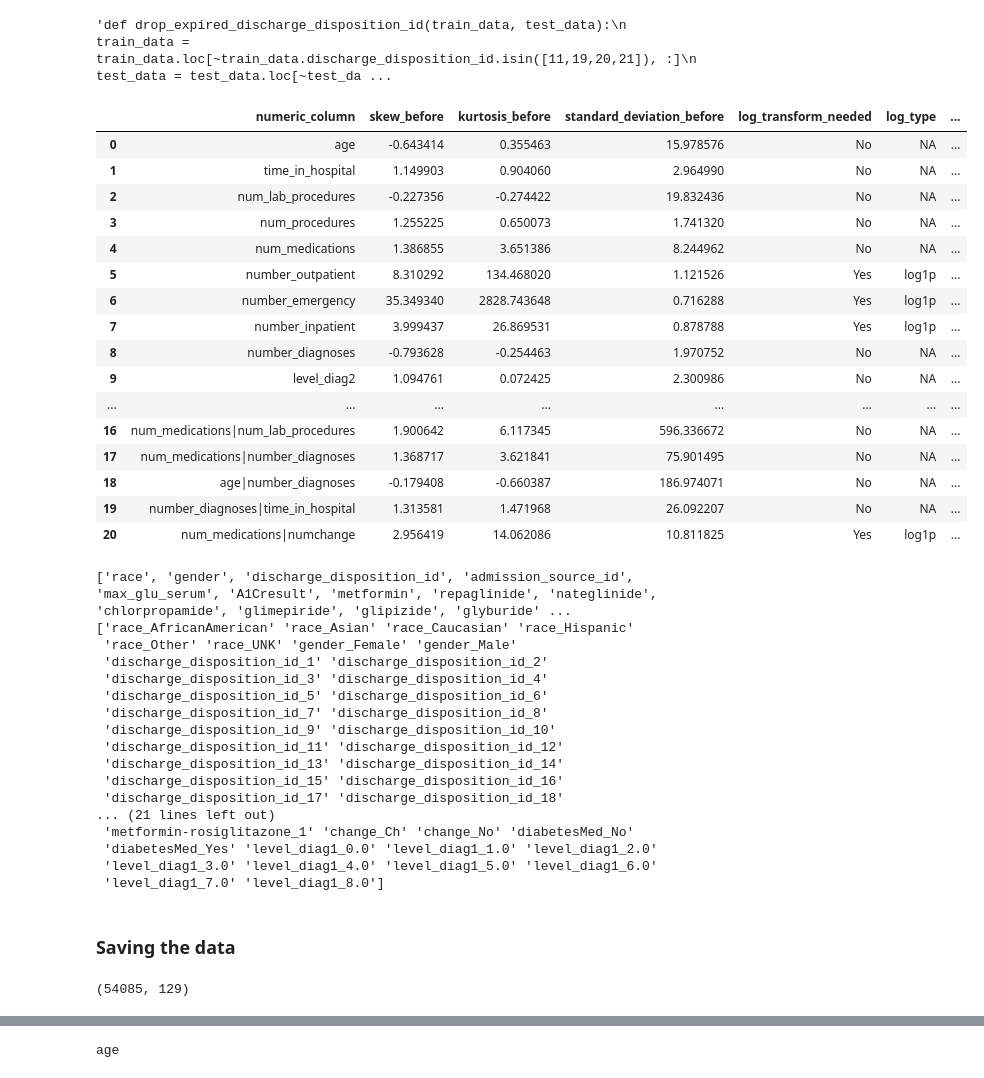
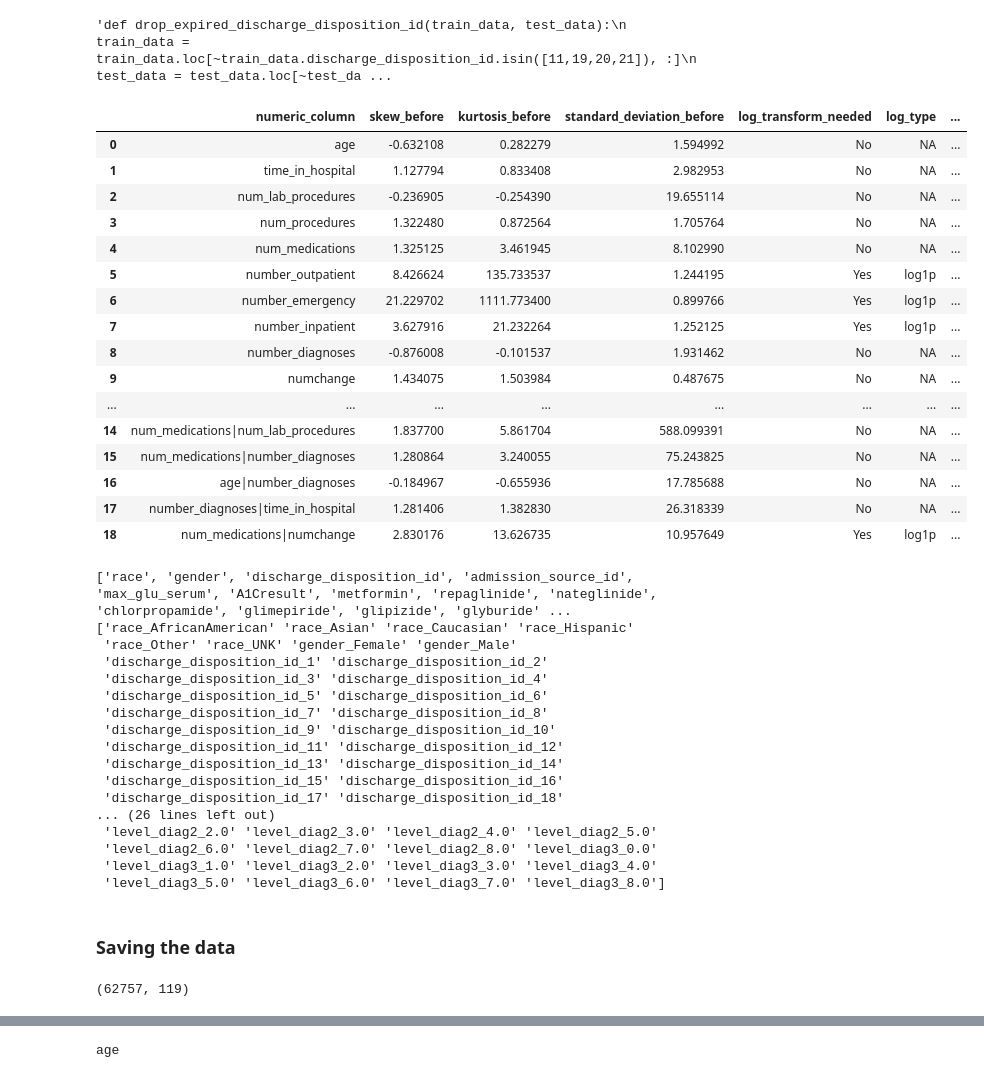
Before and after one commit to BasselAli1/Kaggle_Competition, a Jupyter notebook: Data_processing.ipynb, the cells around one changed output, grey strips where cells are left out. Saved outputs shown, nothing was run; the diff lists cells and outputs as text; code cells hidden in the pictures.

```diff
--- a/Data_processing.ipynb
+++ b/Data_processing.ipynb
@@ -278,6 +278,9 @@ def make_columns_string(train_data, test_data):
           'troglitazone', 'tolazamide', 'insulin', 'glyburide-metformin', 'glipizide-metformin', \
           'glimepiride-pioglitazone', 'metformin-rosiglitazone', 'metformin-pioglitazone', 'diabetesMed', \
           'max_glu_serum', 'level_diag1']
+    if 'level_diag2' in train_data.columns:
+        i.append('level_diag2')
+        i.append('level_diag3')
     train_data[i] = train_data[i].astype('object')
     test_data[i] = test_data[i].astype('object')
 
@@ -498,57 +501,67 @@ def choose_best_categorical_features(train_data, test_data, output, k =10):
     train_data = train_data.drop(columns = low_score_features)
     test_data = test_data.drop(columns = low_score_features)
     return train_data, test_data
+# %%
+train_data = pd.read_csv("train.csv")
+# %%
+def label_encode_age(train_data, test_data):
+    le = LabelEncoder()
+    le.fit(train_data.age)
+    train_data['age'] = le.transform(train_data.age)
+    test_data['age'] = le.transform(test_data.age)
+    return train_data, test_data
 # %%
 train_data = pd.read_csv("train.csv")
 test_data = pd.read_csv("test.csv")
 
 train_data, test_data = replace_question_mark_with_nan(train_data, test_data)
 train_data, test_data = drop_no_variance_features(train_data, test_data)
 train_data, test_data = remove_missing_gender_values(train_data, test_data)
-train_data = drop_duplicated_patients_in_training(train_data)
+#train_data = drop_duplicated_patients_in_training(train_data)
 train_data, test_data = drop_columns_with_lots_of_missing_data(train_data, test_data)
 train_data, test_data = fill_missing_diag_values(train_data, test_data)
 train_data, test_data = fill_missing_race_with_UNK(train_data, test_data)
 #train_data, test_data = construct_service_utilization_feature(train_data, test_data)
 #train_data, test_data = drop_expired_discharge_disposition_id(train_data, test_data)
 train_data, test_data = encode_A1Cresult_and_max_glu_serum(train_data, test_data)
-#train_data, test_data = encode_admission_source_id(train_data, test_data)
-#train_data, test_data = encode_discharge_disposition_id(train_data, test_data)
-train_data, test_data = convert_age_to_numerical(train_data, test_data)
+#train_data, test_data = encode_admission_source_id(train_data, test_data)#
+#train_data, test_data = encode_discharge_disposition_id(train_data, test_data)#
+#train_data, test_data = convert_age_to_numerical(train_data, test_data)
+train_data, test_data = label_encode_age(train_data, test_data)
 train_data, test_data = count_the_change_in_medications(train_data, test_data)
 train_data, test_data = count_whether_he_takes_medications_and_convert_medications_to_0_1(train_data, test_data)
 train_data, test_data = drop_encounter_id_and_patient_id(train_data, test_data)
 train_data, test_data = make_columns_string(train_data, test_data)
 train_data, test_data = adding_interaction_variables(train_data, test_data)
 train_data , test_data = check_skewness_and_take_log_of_skeweed_features(train_data, test_data)
 train_data = remove_outliers(train_data)
 #train_data, test_data = remove_low_variance_columns(train_data, test_data)
 output, train_data = encode_output(train_data)
 train_data, test_data = replace_admission_type_id(train_data, test_data)
-train_data, test_data = drop_diag_2_and_3(train_data, test_data)
+#train_data, test_data = drop_diag_2_and_3(train_data, test_data)
 train_data, test_data = drop_categorical_features_with_one_value(train_data, test_data)
-#train_data, test_data = choose_best_categorical_features(train_data, test_data, output, k=15)
+#train_data, test_data = choose_best_categorical_features(train_data, test_data, output, k=20)
 non_numeric_columns_train, non_numeric_columns_test = one_hot_encode_object_columns(train_data, test_data)
 numeric_columns_train_standrized, numeric_columns_test_standrized = standarize_numeric_features(train_data, test_data)
 all_columns_train, all_columns_test = combine(numeric_columns_train_standrized, numeric_columns_test_standrized, non_numeric_columns_train, non_numeric_columns_test)
 # %% [output]
 |  | numeric_column | skew_before | kurtosis_before | standard_deviation_before | log_transform_needed | log_type | ... |
-| 0 | age | -0.643414 | 0.355463 | 15.978576 | No | NA | ... |
-| 1 | time_in_hospital | 1.149903 | 0.904060 | 2.964990 | No | NA | ... |
-| 2 | num_lab_procedures | -0.227356 | -0.274422 | 19.832436 | No | NA | ... |
-| 3 | num_procedures | 1.255225 | 0.650073 | 1.741320 | No | NA | ... |
-| 4 | num_medications | 1.386855 | 3.651386 | 8.244962 | No | NA | ... |
-| 5 | number_outpatient | 8.310292 | 134.468020 | 1.121526 | Yes | log1p | ... |
-| 6 | number_emergency | 35.349340 | 2828.743648 | 0.716288 | Yes | log1p | ... |
-| 7 | number_inpatient | 3.999437 | 26.869531 | 0.878788 | Yes | log1p | ... |
-| 8 | number_diagnoses | -0.793628 | -0.254463 | 1.970752 | No | NA | ... |
-| 9 | level_diag2 | 1.094761 | 0.072425 | 2.300986 | No | NA | ... |
+| 0 | age | -0.632108 | 0.282279 | 1.594992 | No | NA | ... |
+| 1 | time_in_hospital | 1.127794 | 0.833408 | 2.982953 | No | NA | ... |
+| 2 | num_lab_procedures | -0.236905 | -0.254390 | 19.655114 | No | NA | ... |
+| 3 | num_procedures | 1.322480 | 0.872564 | 1.705764 | No | NA | ... |
+| 4 | num_medications | 1.325125 | 3.461945 | 8.102990 | No | NA | ... |
+| 5 | number_outpatient | 8.426624 | 135.733537 | 1.244195 | Yes | log1p | ... |
+| 6 | number_emergency | 21.229702 | 1111.773400 | 0.899766 | Yes | log1p | ... |
+| 7 | number_inpatient | 3.627916 | 21.232264 | 1.252125 | Yes | log1p | ... |
+| 8 | number_diagnoses | -0.876008 | -0.101537 | 1.931462 | No | NA | ... |
+| 9 | numchange | 1.434075 | 1.503984 | 0.487675 | No | NA | ... |
 | ... | ... | ... | ... | ... | ... | ... | ... |
-| 16 | num_medications|num_lab_procedures | 1.900642 | 6.117345 | 596.336672 | No | NA | ... |
-| 17 | num_medications|number_diagnoses | 1.368717 | 3.621841 | 75.901495 | No | NA | ... |
-| 18 | age|number_diagnoses | -0.179408 | -0.660387 | 186.974071 | No | NA | ... |
-| 19 | number_diagnoses|time_in_hospital | 1.313581 | 1.471968 | 26.092207 | No | NA | ... |
-| 20 | num_medications|numchange | 2.956419 | 14.062086 | 10.811825 | Yes | log1p | ... |
+| 14 | num_medications|num_lab_procedures | 1.837700 | 5.861704 | 588.099391 | No | NA | ... |
+| 15 | num_medications|number_diagnoses | 1.280864 | 3.240055 | 75.243825 | No | NA | ... |
+| 16 | age|number_diagnoses | -0.184967 | -0.655936 | 17.785688 | No | NA | ... |
+| 17 | number_diagnoses|time_in_hospital | 1.281406 | 1.382830 | 26.318339 | No | NA | ... |
+| 18 | num_medications|numchange | 2.830176 | 13.626735 | 10.957649 | Yes | log1p | ... |
 ['race', 'gender', 'discharge_disposition_id', 'admission_source_id', 'max_glu_serum', 'A1Cresult', 'metformin', 'repaglinide', 'nateglinide', 'chlorpropamide', 'glimepiride', 'glipizide', 'glyburide' ...
 ['race_AfricanAmerican' 'race_Asian' 'race_Caucasian' 'race_Hispanic'
  'race_Other' 'race_UNK' 'gender_Female' 'gender_Male'
@@ -561,11 +574,11 @@ all_columns_train, all_columns_test = combine(numeric_columns_train_standrized,
  'discharge_disposition_id_13' 'discharge_disposition_id_14'
  'discharge_disposition_id_15' 'discharge_disposition_id_16'
  'discharge_disposition_id_17' 'discharge_disposition_id_18'
-... (21 lines left out)
- 'metformin-rosiglitazone_1' 'change_Ch' 'change_No' 'diabetesMed_No'
- 'diabetesMed_Yes' 'level_diag1_0.0' 'level_diag1_1.0' 'level_diag1_2.0'
- 'level_diag1_3.0' 'level_diag1_4.0' 'level_diag1_5.0' 'level_diag1_6.0'
- 'level_diag1_7.0' 'level_diag1_8.0']
+... (26 lines left out)
+ 'level_diag2_2.0' 'level_diag2_3.0' 'level_diag2_4.0' 'level_diag2_5.0'
+ 'level_diag2_6.0' 'level_diag2_7.0' 'level_diag2_8.0' 'level_diag3_0.0'
+ 'level_diag3_1.0' 'level_diag3_2.0' 'level_diag3_3.0' 'level_diag3_4.0'
+ 'level_diag3_5.0' 'level_diag3_6.0' 'level_diag3_7.0' 'level_diag3_8.0']
 # %% [markdown]
 ### Saving the data
 # %%
@@ -575,4 +588,4 @@ output.to_pickle('train_output.pkl')
 # %%
 all_columns_train.shape
 # %% [output]
-(54085, 129)
+(62757, 119)
```
Also changed, not shown: parts of 3 cells of this notebook.
